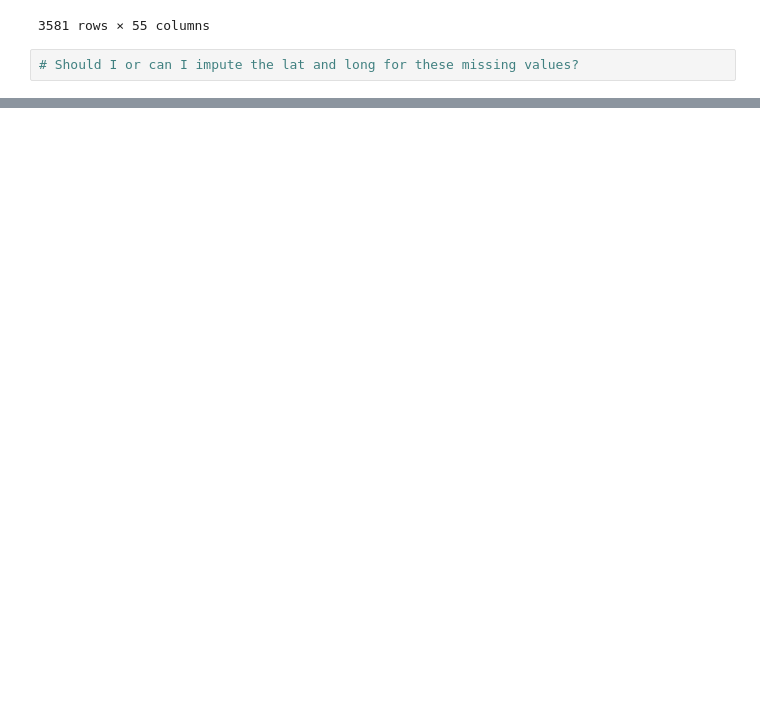
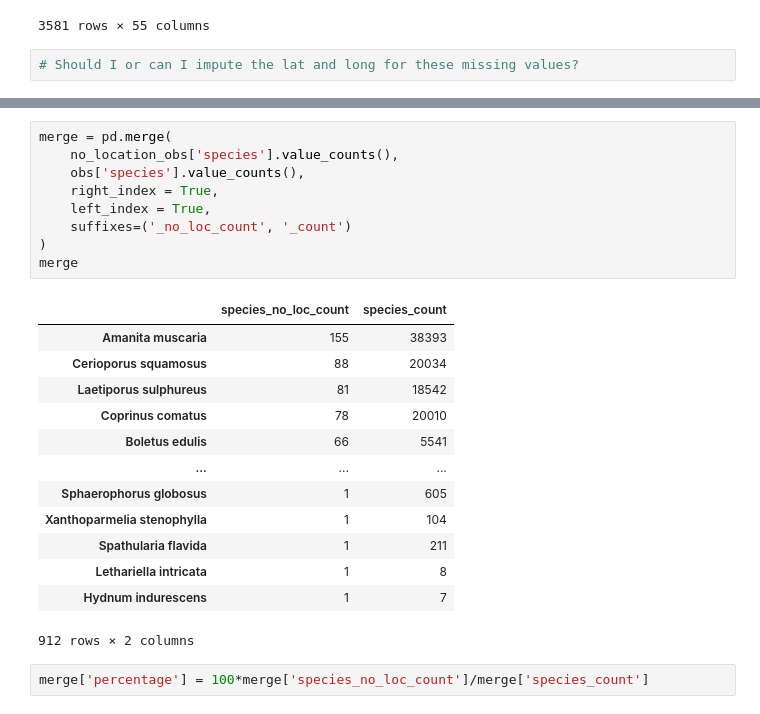
Before and after one commit to charlescoult/fungi, a Jupyter notebook: gbif/gbif_obs_cleaning_2.ipynb, the cells around one changed output, grey strips where cells are left out. Drawn from its saved outputs; the diff is of its cells as text; blank space fills up the shorter version.

```diff
--- a/gbif/gbif_obs_cleaning_2.ipynb
+++ b/gbif/gbif_obs_cleaning_2.ipynb
@@ -266,0 +307,25 @@ obs[ obs['decimalLatitude'].isnull() ]
+# %%
+merge = pd.merge(
+    no_location_obs['species'].value_counts(),
+    obs['species'].value_counts(),
+    right_index = True,
+    left_index = True,
+    suffixes=('_no_loc_count', '_count')
+)
+merge
+# %% [output]
+|  | species_no_loc_count | species_count |
+| Amanita muscaria | 155 | 38393 |
+| Cerioporus squamosus | 88 | 20034 |
+| Laetiporus sulphureus | 81 | 18542 |
+| Coprinus comatus | 78 | 20010 |
+| Boletus edulis | 66 | 5541 |
+| ... | ... | ... |
+| Sphaerophorus globosus | 1 | 605 |
+| Xanthoparmelia stenophylla | 1 | 104 |
+| Spathularia flavida | 1 | 211 |
+| Lethariella intricata | 1 | 8 |
+| Hydnum indurescens | 1 | 7 |
+912 rows × 2 columns
+# %%
+merge['percentage'] = 100*merge['species_no_loc_count']/merge['species_count']
```
Also changed, not shown: parts of 16 cells of this notebook, 16 other files.
